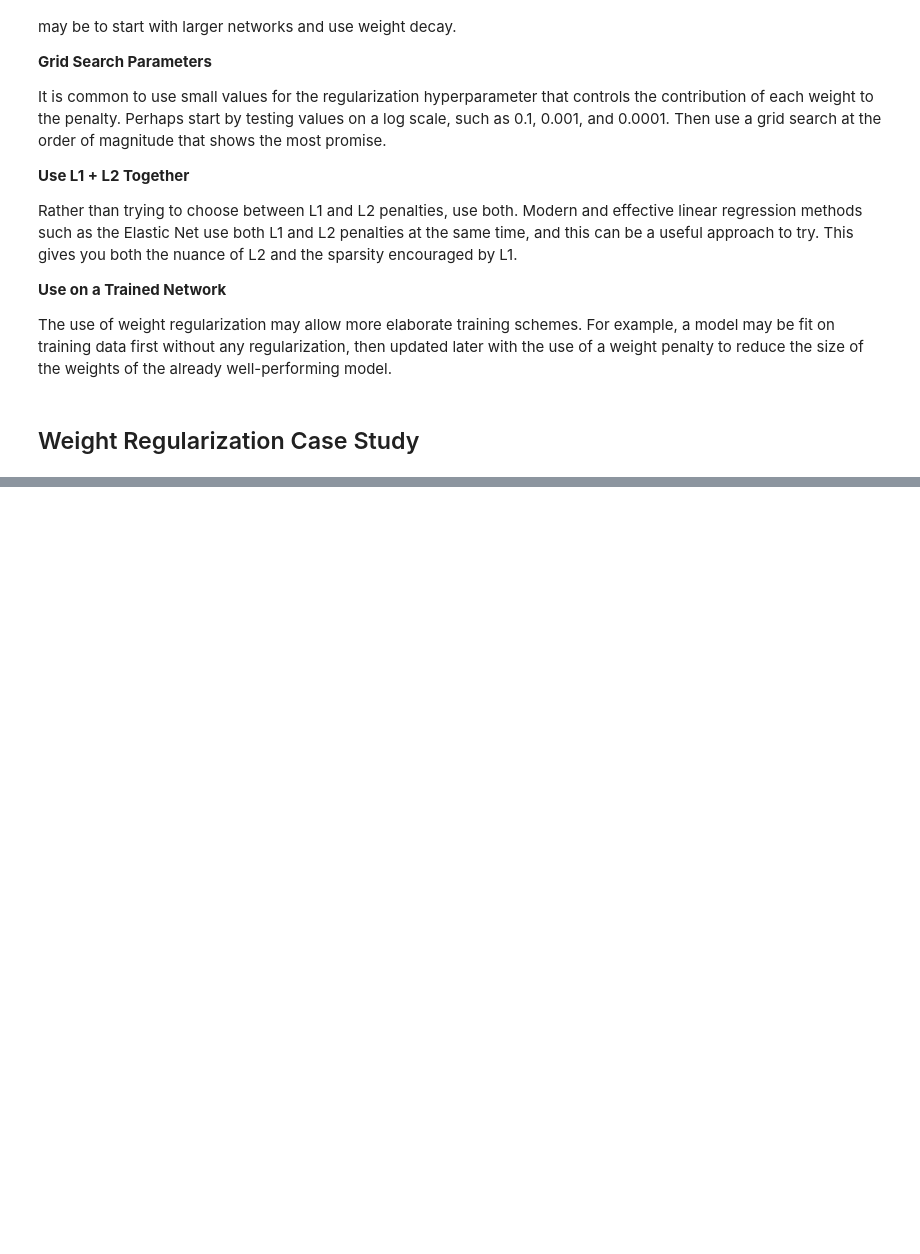
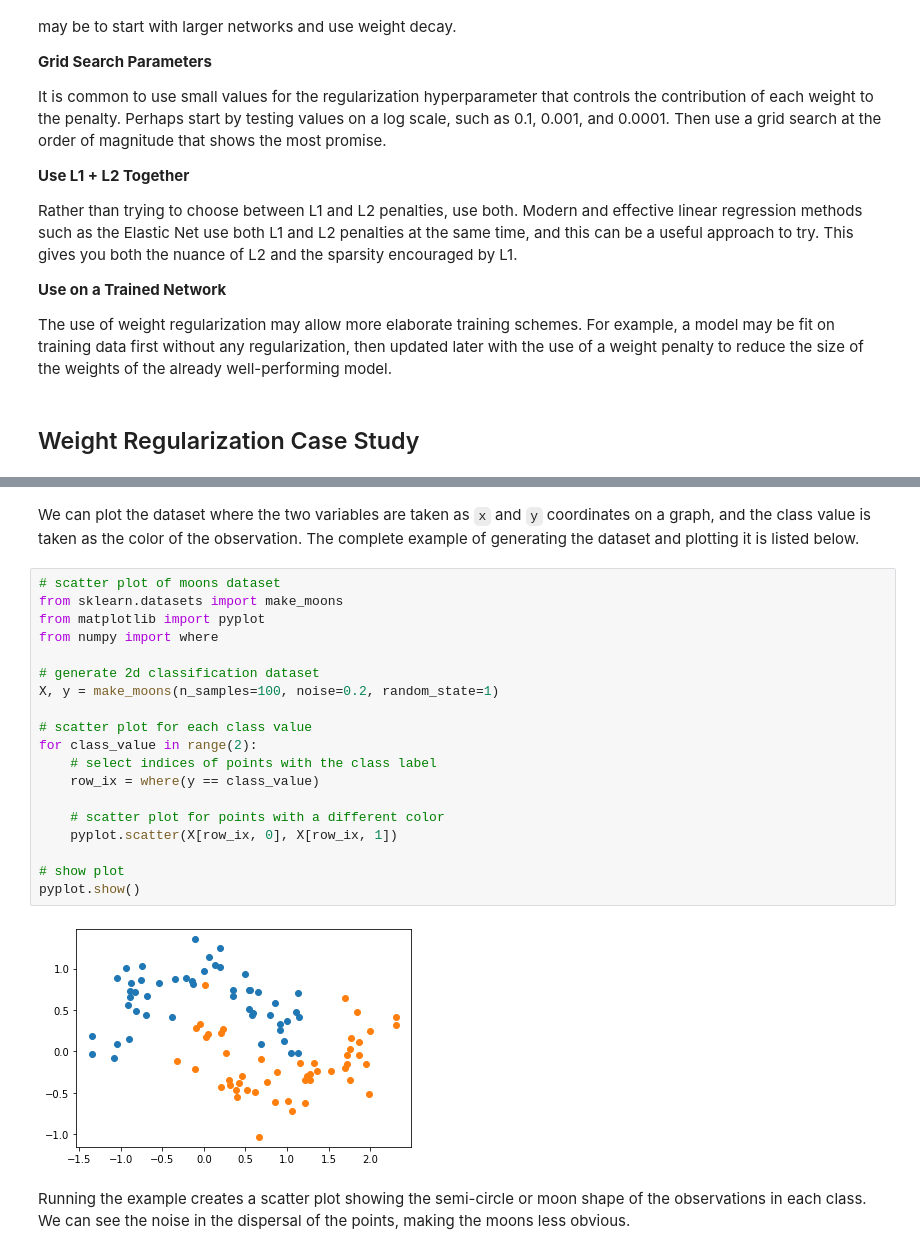
Before and after one commit to eccnil/deep-learning-exercises, a Jupyter notebook: 4.Advanced Topics/2.Better Generalization/1.Penalize Large Weights with Weight Regularization.ipynb, the cells around one changed output, grey strips where cells are left out. Cells and saved outputs as stored; diff of their text form; blank space fills up the shorter version.

```diff
--- a/4.Advanced Topics/2.Better Generalization/1.Penalize Large Weights with Weight Regularization.ipynb
+++ b/4.Advanced Topics/2.Better Generalization/1.Penalize Large Weights with Weight Regularization.ipynb
@@ -82,0 +94,25 @@ The use of weight regularization may allow more elaborate training schemes. For
+# %% [markdown]
+We can plot the dataset where the two variables are taken as `x` and `y` coordinates on a graph, and the class value is taken as the color of the observation. The complete example of generating the dataset and plotting it is listed below.
+# %%
+# scatter plot of moons dataset
+from sklearn.datasets import make_moons
+from matplotlib import pyplot
+from numpy import where
+
+# generate 2d classification dataset
+X, y = make_moons(n_samples=100, noise=0.2, random_state=1)
+
+# scatter plot for each class value
+for class_value in range(2):
+    # select indices of points with the class label
+    row_ix = where(y == class_value)
+
+    # scatter plot for points with a different color
+    pyplot.scatter(X[row_ix, 0], X[row_ix, 1])
+
+# show plot
+pyplot.show()
+# %% [output]
+[figure, added]
+# %% [markdown]
+Running the example creates a scatter plot showing the semi-circle or moon shape of the observations in each class. We can see the noise in the dispersal of the points, making the moons less obvious.
```
Also changed, not shown: parts of 39 cells of this notebook, 12 other files.
